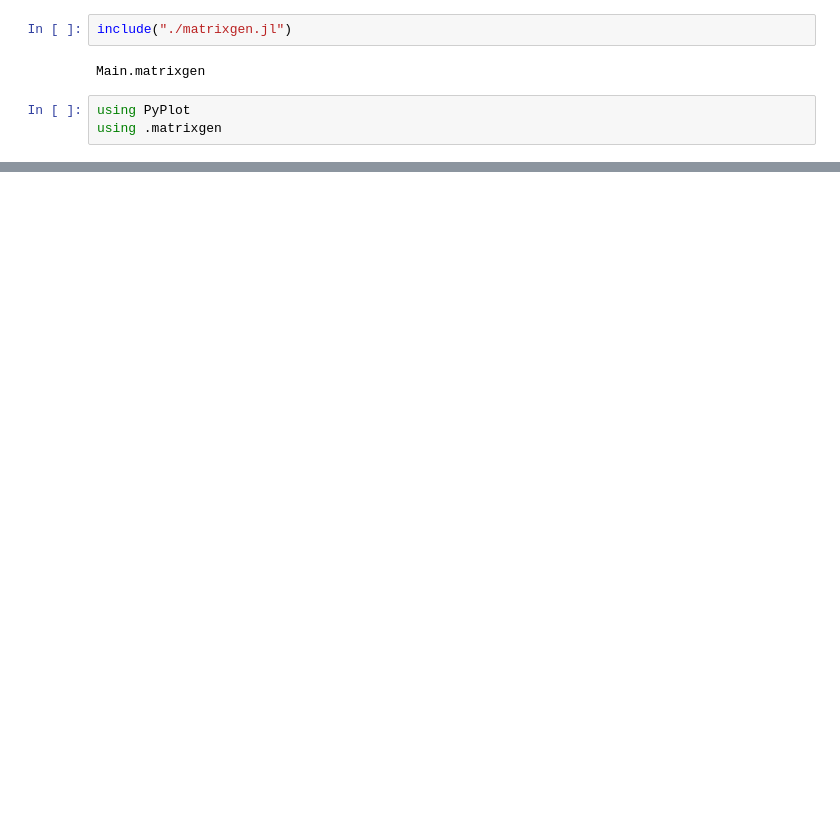
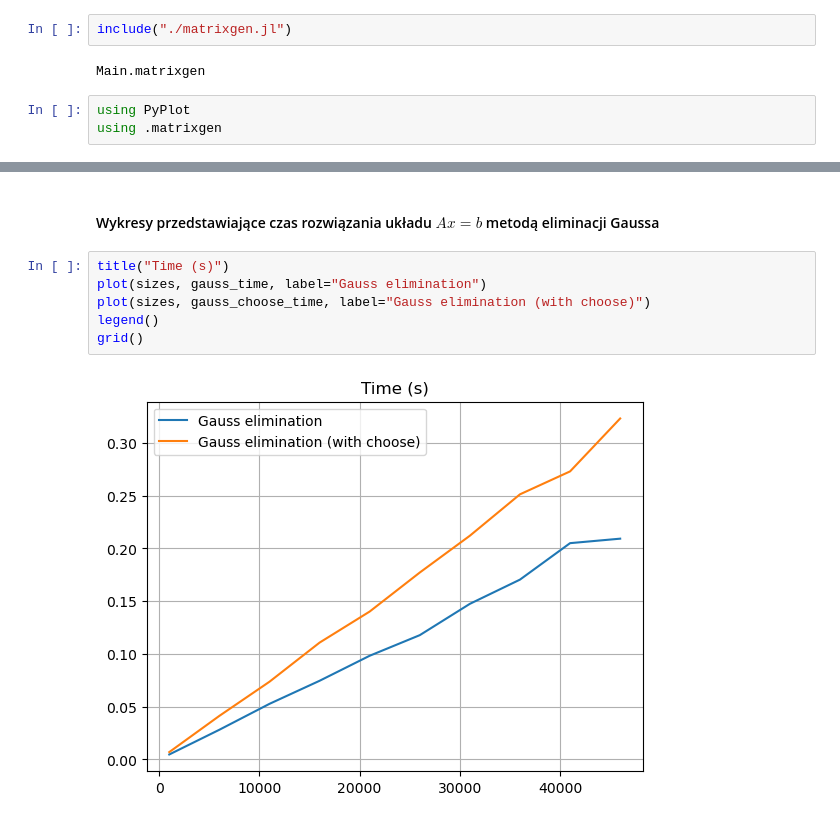
Before and after one commit to michalilski/ScientificCalculations, a Jupyter notebook: L5/Lista5.ipynb, the cells around one changed output, grey strips where cells are left out. Saved outputs shown, nothing was run; the diff lists cells and outputs as text; blank space fills up the shorter version.

```diff
--- a/L5/Lista5.ipynb
+++ b/L5/Lista5.ipynb
@@ -553,3 +576,13 @@ for size in sizes
     push!(lu_choose_time, data1[2]+data2[2])
     push!(lu_choose_mem, data1[3]+data2[3])
 end
+# %% [markdown]
+#### Wykresy przedstawiające czas rozwiązania układu $Ax=b$ metodą eliminacji Gaussa
+# %%
+title("Time (s)")
+plot(sizes, gauss_time, label="Gauss elimination")
+plot(sizes, gauss_choose_time, label="Gauss elimination (with choose)")
+legend()
+grid()
+# %% [output]
+[figure, added]
```
Also changed, not shown: parts of 32 cells of this notebook.
